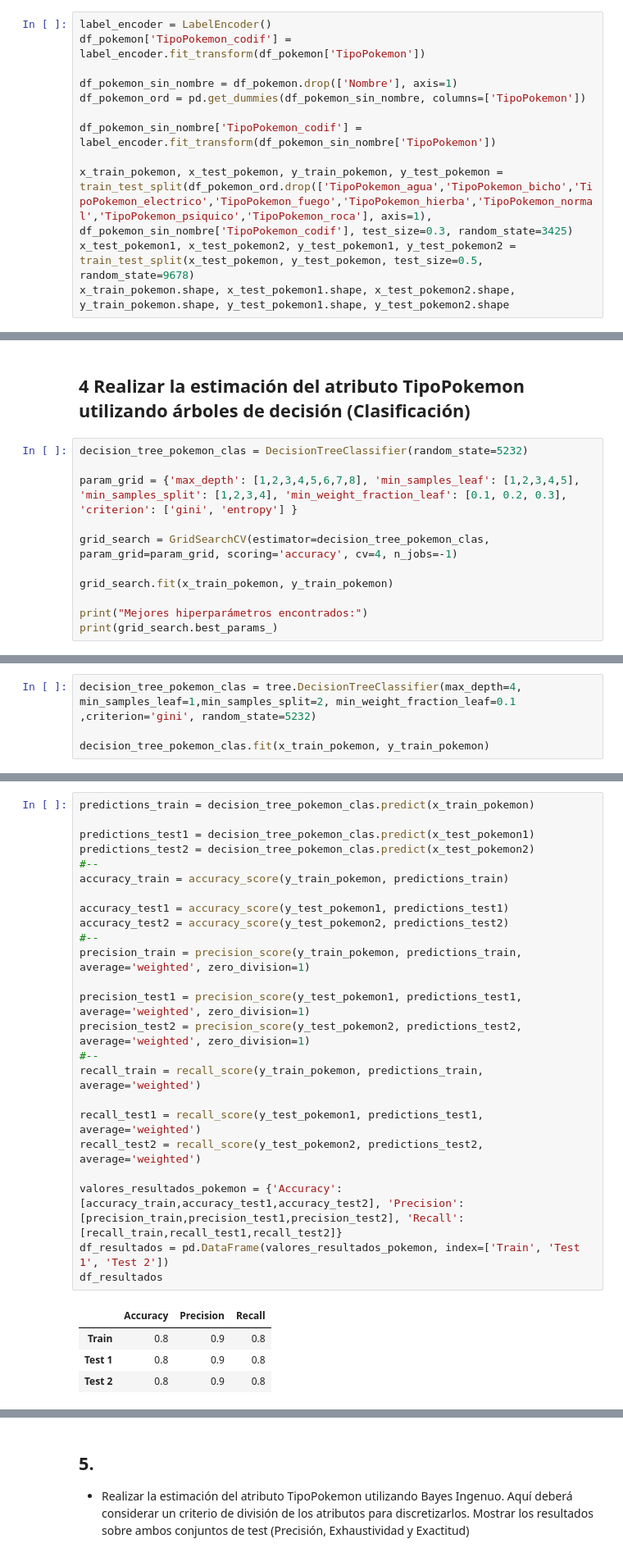
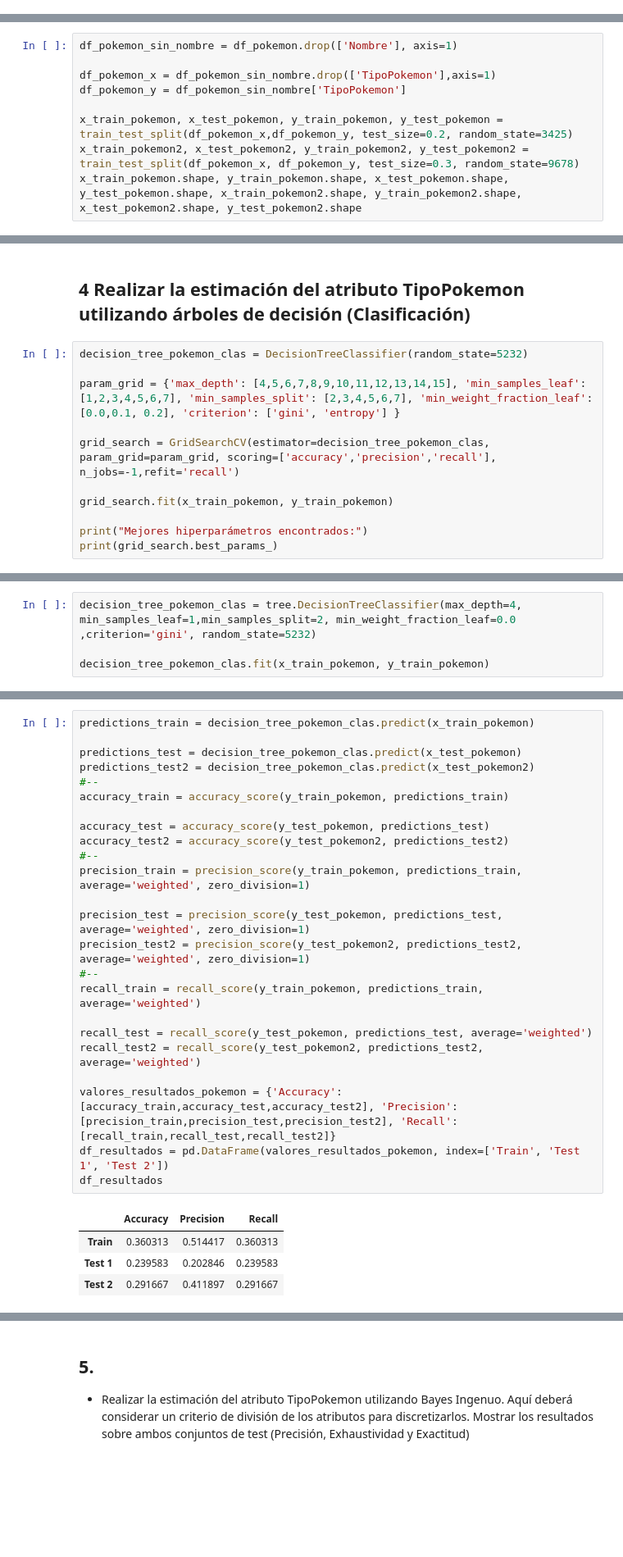
Before and after one commit to nacho-gonz/MdD-TUIA-2024, a Jupyter notebook: TP2/TP_Mineria_de_datos.ipynb, the cells around one changed output, grey strips where cells are left out. Shown at 82% size. Drawn from its saved outputs; the diff is of its cells as text; blank space fills up the shorter version.

```diff
--- a/TP2/TP_Mineria_de_datos.ipynb
+++ b/TP2/TP_Mineria_de_datos.ipynb
@@ -249,15 +259,3 @@ Observamos que al presentarse una mayor cantidad de datos de test, el modelo gen
 * Generar dos conjuntos de datos considerando 80-20 y 70-30 para entrenar y evaluar los modelos.
 # %% [markdown]
 ## Segundo conjunto de datos (Pokemones)
-# %%
-label_encoder = LabelEncoder()
-df_pokemon['TipoPokemon_codif'] = label_encoder.fit_transform(df_pokemon['TipoPokemon'])
-
-df_pokemon_sin_nombre = df_pokemon.drop(['Nombre'], axis=1)
-df_pokemon_ord = pd.get_dummies(df_pokemon_sin_nombre, columns=['TipoPokemon'])
-
-df_pokemon_sin_nombre['TipoPokemon_codif'] = label_encoder.fit_transform(df_pokemon_sin_nombre['TipoPokemon'])
-
-x_train_pokemon, x_test_pokemon, y_train_pokemon, y_test_pokemon = train_test_split(df_pokemon_ord.drop(['TipoPokemon_agua','TipoPokemon_bicho','TipoPokemon_electrico','TipoPokemon_fuego','TipoPokemon_hierba','TipoPokemon_normal','TipoPokemon_psiquico','TipoPokemon_roca'], axis=1), df_pokemon_sin_nombre['TipoPokemon_codif'], test_size=0.3, random_state=3425)
-x_test_pokemon1, x_test_pokemon2, y_test_pokemon1, y_test_pokemon2 = train_test_split(x_test_pokemon, y_test_pokemon, test_size=0.5, random_state=9678)
-x_train_pokemon.shape, x_test_pokemon1.shape, x_test_pokemon2.shape, y_train_pokemon.shape, y_test_pokemon1.shape, y_test_pokemon2.shape
@@ -265,0 +278,9 @@ x_train_pokemon.shape, x_test_pokemon1.shape, x_test_pokemon2.shape, y_train_pok
+# %%
+df_pokemon_sin_nombre = df_pokemon.drop(['Nombre'], axis=1)
+
+df_pokemon_x = df_pokemon_sin_nombre.drop(['TipoPokemon'],axis=1)
+df_pokemon_y = df_pokemon_sin_nombre['TipoPokemon']
+
+x_train_pokemon, x_test_pokemon, y_train_pokemon, y_test_pokemon = train_test_split(df_pokemon_x,df_pokemon_y, test_size=0.2, random_state=3425)
+x_train_pokemon2, x_test_pokemon2, y_train_pokemon2, y_test_pokemon2 = train_test_split(df_pokemon_x, df_pokemon_y, test_size=0.3, random_state=9678)
+x_train_pokemon.shape, y_train_pokemon.shape, x_test_pokemon.shape, y_test_pokemon.shape, x_train_pokemon2.shape, y_train_pokemon2.shape, x_test_pokemon2.shape, y_test_pokemon2.shape
@@ -319,9 +360,9 @@ plt.show()
 # %%
 decision_tree_pokemon_clas = DecisionTreeClassifier(random_state=5232)
 
-param_grid = {'max_depth': [1,2,3,4,5,6,7,8], 'min_samples_leaf': [1,2,3,4,5], 'min_samples_split': [1,2,3,4], 'min_weight_fraction_leaf': [0.1, 0.2, 0.3], 'criterion': ['gini', 'entropy'] }
+param_grid = {'max_depth': [4,5,6,7,8,9,10,11,12,13,14,15], 'min_samples_leaf': [1,2,3,4,5,6,7], 'min_samples_split': [2,3,4,5,6,7], 'min_weight_fraction_leaf': [0.0,0.1, 0.2], 'criterion': ['gini', 'entropy'] }
 
-grid_search = GridSearchCV(estimator=decision_tree_pokemon_clas, param_grid=param_grid, scoring='accuracy', cv=4, n_jobs=-1)
+grid_search = GridSearchCV(estimator=decision_tree_pokemon_clas, param_grid=param_grid, scoring=['accuracy','precision','recall'], n_jobs=-1,refit='recall')
 
 grid_search.fit(x_train_pokemon, y_train_pokemon)
 
@@ -333,5 +374,5 @@ Mejores hiperparámetros encontrados:
 # %%
-decision_tree_pokemon_clas = tree.DecisionTreeClassifier(max_depth=4, min_samples_leaf=1,min_samples_split=2, min_weight_fraction_leaf=0.1 ,criterion='gini', random_state=5232)
+decision_tree_pokemon_clas = tree.DecisionTreeClassifier(max_depth=4, min_samples_leaf=1,min_samples_split=2, min_weight_fraction_leaf=0.0 ,criterion='gini', random_state=5232)
 
 decision_tree_pokemon_clas.fit(x_train_pokemon, y_train_pokemon)
 # %% [output]
@@ -348,29 +425,29 @@ plt.show()
 # %%
 predictions_train = decision_tree_pokemon_clas.predict(x_train_pokemon)
 
-predictions_test1 = decision_tree_pokemon_clas.predict(x_test_pokemon1)
+predictions_test = decision_tree_pokemon_clas.predict(x_test_pokemon)
 predictions_test2 = decision_tree_pokemon_clas.predict(x_test_pokemon2)
 #--
 accuracy_train = accuracy_score(y_train_pokemon, predictions_train)
 
-accuracy_test1 = accuracy_score(y_test_pokemon1, predictions_test1)
+accuracy_test = accuracy_score(y_test_pokemon, predictions_test)
 accuracy_test2 = accuracy_score(y_test_pokemon2, predictions_test2)
 #--
 precision_train = precision_score(y_train_pokemon, predictions_train, average='weighted', zero_division=1)
 
-precision_test1 = precision_score(y_test_pokemon1, predictions_test1, average='weighted', zero_division=1)
+precision_test = precision_score(y_test_pokemon, predictions_test, average='weighted', zero_division=1)
 precision_test2 = precision_score(y_test_pokemon2, predictions_test2, average='weighted', zero_division=1)
 #--
 recall_train = recall_score(y_train_pokemon, predictions_train, average='weighted')
 
-recall_test1 = recall_score(y_test_pokemon1, predictions_test1, average='weighted')
+recall_test = recall_score(y_test_pokemon, predictions_test, average='weighted')
 recall_test2 = recall_score(y_test_pokemon2, predictions_test2, average='weighted')
 
-valores_resultados_pokemon = {'Accuracy': [accuracy_train,accuracy_test1,accuracy_test2], 'Precision': [precision_train,precision_test1,precision_test2], 'Recall': [recall_train,recall_test1,recall_test2]}
+valores_resultados_pokemon = {'Accuracy': [accuracy_train,accuracy_test,accuracy_test2], 'Precision': [precision_train,precision_test,precision_test2], 'Recall': [recall_train,recall_test,recall_test2]}
 df_resultados = pd.DataFrame(valores_resultados_pokemon, index=['Train', 'Test 1', 'Test 2'])
 df_resultados
 # %% [output]
 |  | Accuracy | Precision | Recall |
-| Train | 0.8 | 0.9 | 0.8 |
-| Test 1 | 0.8 | 0.9 | 0.8 |
-| Test 2 | 0.8 | 0.9 | 0.8 |
+| Train | 0.360313 | 0.514417 | 0.360313 |
+| Test 1 | 0.239583 | 0.202846 | 0.239583 |
+| Test 2 | 0.291667 | 0.411897 | 0.291667 |
```
Also changed, not shown: parts of 31 cells of this notebook.
